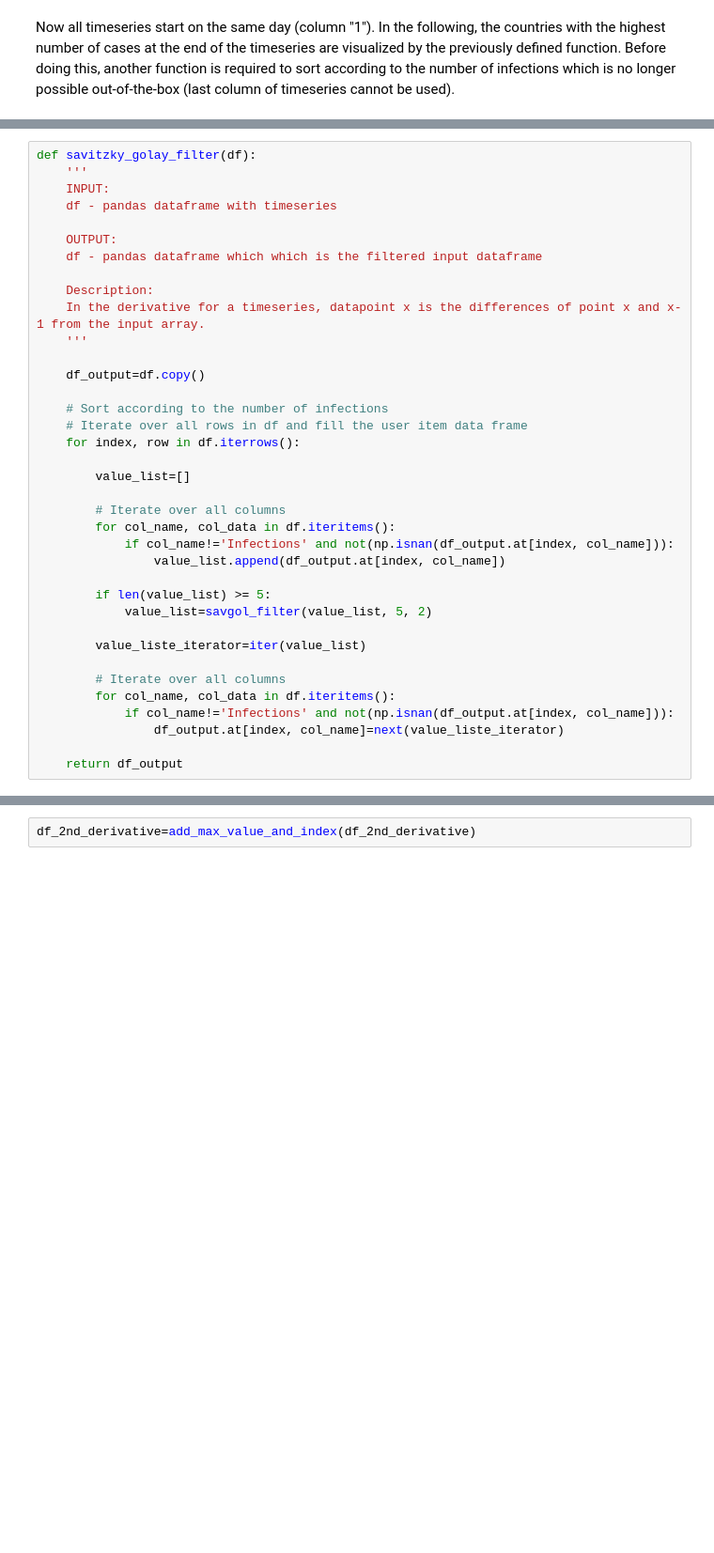
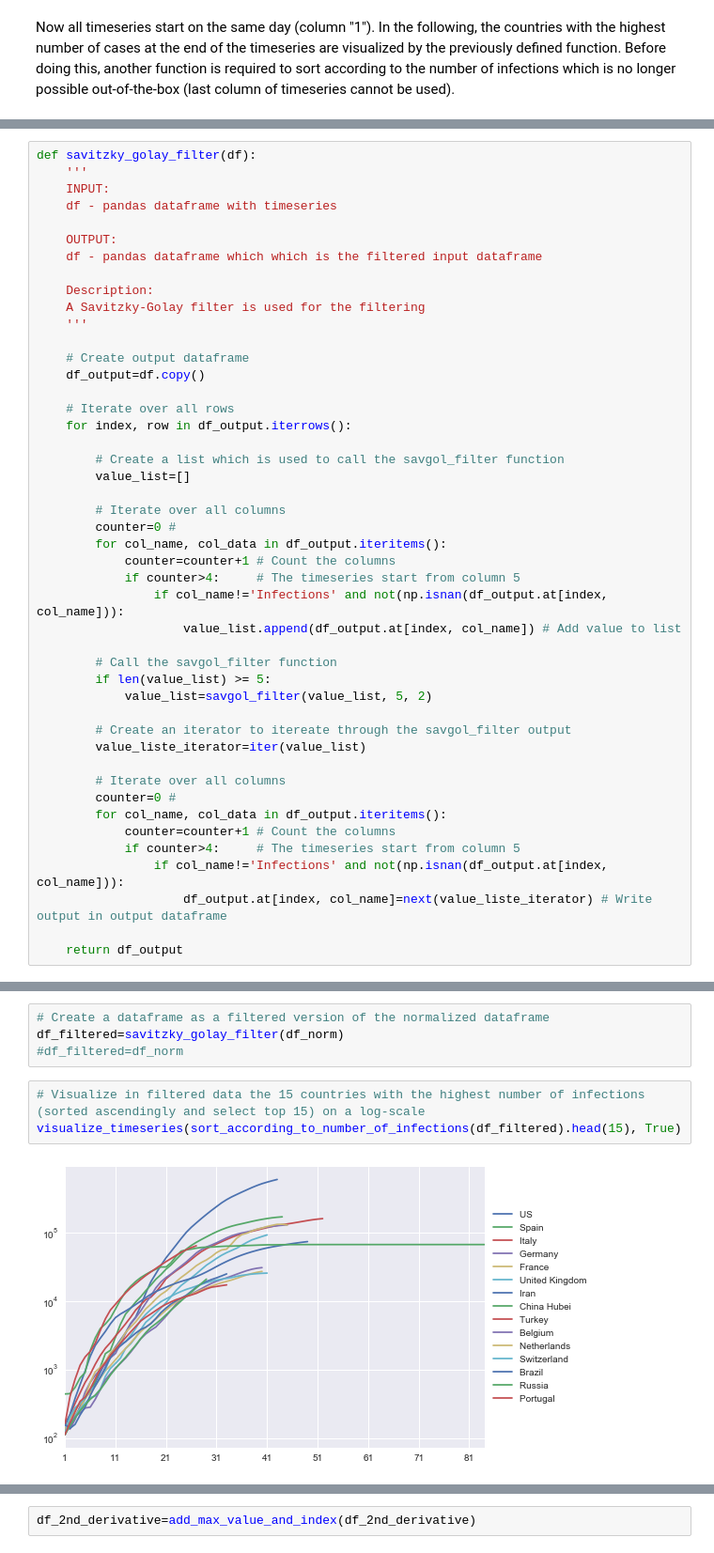
Before and after one commit to MiRoDS/DataScience_Project4, a Jupyter notebook: CapstoneProject.ipynb, the cells around one changed output, grey strips where cells are left out. Shown at 94% size. Cells and saved outputs as stored; diff of their text form; blank space fills up the shorter version.

```diff
--- a/CapstoneProject.ipynb
+++ b/CapstoneProject.ipynb
@@ -318,30 +337,39 @@ def savitzky_golay_filter(df):
     df - pandas dataframe which which is the filtered input dataframe
 
     Description:
-    In the derivative for a timeseries, datapoint x is the differences of point x and x-1 from the input array.
+    A Savitzky-Golay filter is used for the filtering
     '''
 
+    # Create output dataframe
     df_output=df.copy()
 
-    # Sort according to the number of infections
-    # Iterate over all rows in df and fill the user item data frame
-    for index, row in df.iterrows():
+    # Iterate over all rows
+    for index, row in df_output.iterrows():
 
+        # Create a list which is used to call the savgol_filter function
         value_list=[]
 
         # Iterate over all columns
-        for col_name, col_data in df.iteritems():
-            if col_name!='Infections' and not(np.isnan(df_output.at[index, col_name])):
-                value_list.append(df_output.at[index, col_name])
+        counter=0 #
+        for col_name, col_data in df_output.iteritems():
+            counter=counter+1 # Count the columns
+            if counter>4:     # The timeseries start from column 5
+                if col_name!='Infections' and not(np.isnan(df_output.at[index, col_name])):
+                    value_list.append(df_output.at[index, col_name]) # Add value to list
 
+        # Call the savgol_filter function
         if len(value_list) >= 5:
             value_list=savgol_filter(value_list, 5, 2)
 
+        # Create an iterator to itereate through the savgol_filter output
         value_liste_iterator=iter(value_list)
 
         # Iterate over all columns
-        for col_name, col_data in df.iteritems():
-            if col_name!='Infections' and not(np.isnan(df_output.at[index, col_name])):
-                df_output.at[index, col_name]=next(value_liste_iterator)
+        counter=0 #
+        for col_name, col_data in df_output.iteritems():
+            counter=counter+1 # Count the columns
+            if counter>4:     # The timeseries start from column 5
+                if col_name!='Infections' and not(np.isnan(df_output.at[index, col_name])):
+                    df_output.at[index, col_name]=next(value_liste_iterator) # Write output in output dataframe
 
     return df_output
@@ -353,0 +376,9 @@ lineplot(df_growth_sorted_filtered, 20)
+# %%
+# Create a dataframe as a filtered version of the normalized dataframe
+df_filtered=savitzky_golay_filter(df_norm)
+#df_filtered=df_norm
+# %%
+# Visualize in filtered data the 15 countries with the highest number of infections (sorted ascendingly and select top 15) on a log-scale
+visualize_timeseries(sort_according_to_number_of_infections(df_filtered).head(15), True)
+# %% [output]
+[figure, added]
```
Also changed, not shown: parts of 37 cells of this notebook.
